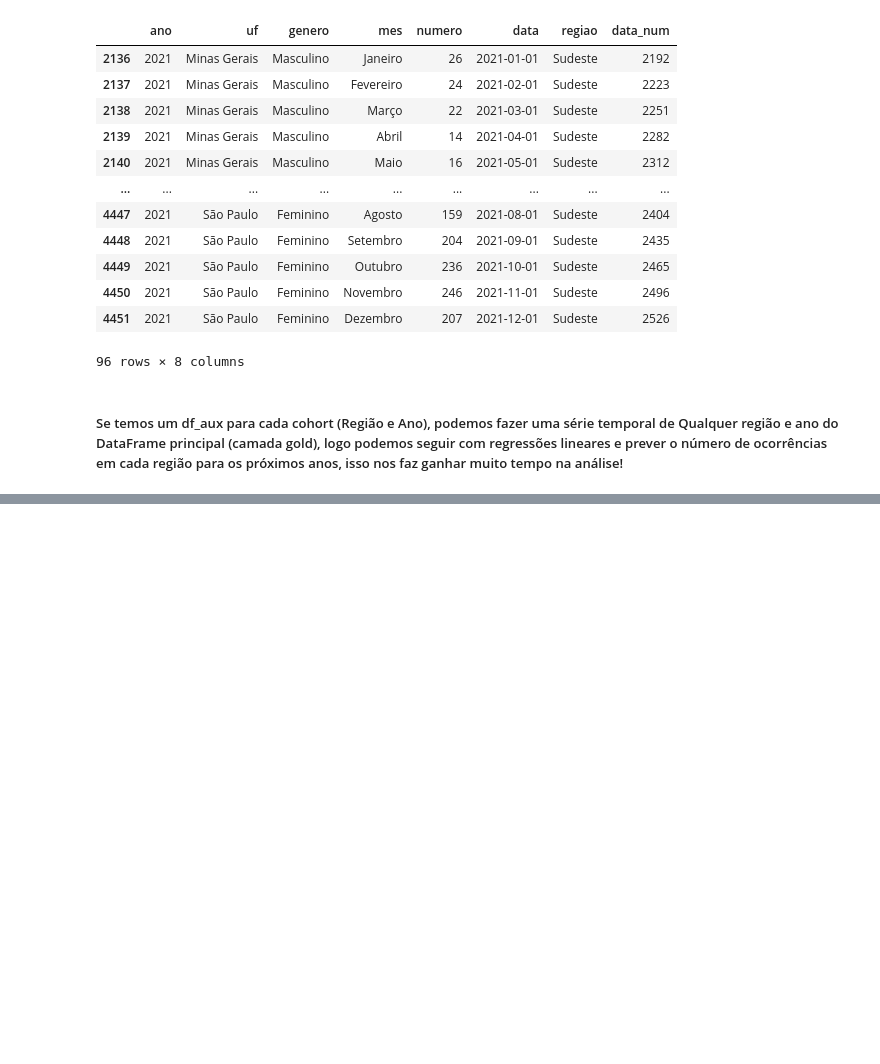
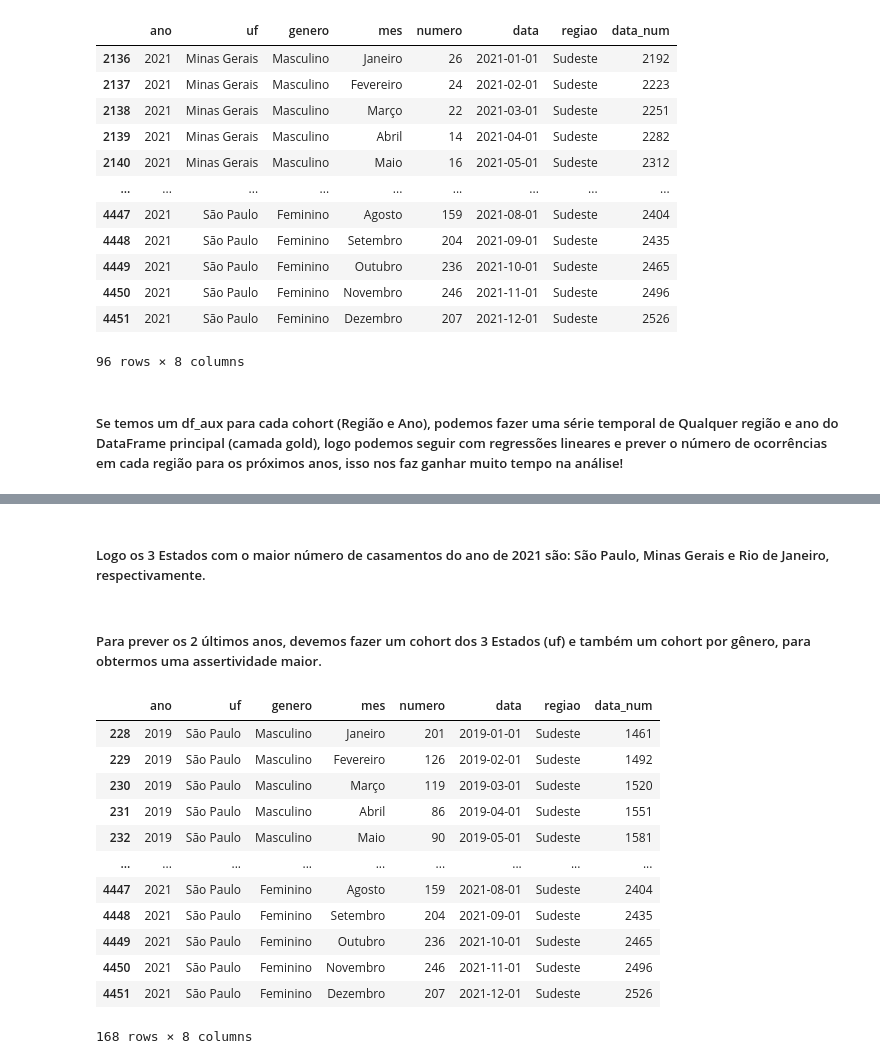
Before and after one commit to gustavo-rocha-barbosa/case-data-science-media-monks-2024, a Jupyter notebook: 2) Case Análise de Dados/main.ipynb, the cells around one changed output, grey strips where cells are left out. Drawn from its saved outputs; the diff is of its cells as text; code cells hidden in the pictures; blank space fills up the shorter version.

```diff
--- a/main.ipynb
+++ b/2) Case Análise de Dados/main.ipynb
@@ -457,0 +483,21 @@ funcao_cohort()
+# %% [markdown]
+##### Logo os 3 Estados com o maior número de casamentos do ano de 2021 são: São Paulo, Minas Gerais e Rio de Janeiro, respectivamente.
+# %% [markdown]
+##### Para prever os 2 últimos anos, devemos fazer um cohort dos 3 Estados (uf) e também um cohort por gênero, para obtermos uma assertividade maior.
+# %%
+df_sp = df[df['uf'] == 'São Paulo']
+df_sp
+# %% [output]
+|  | ano | uf | genero | mes | numero | data | regiao | data_num |
+| 228 | 2019 | São Paulo | Masculino | Janeiro | 201 | 2019-01-01 | Sudeste | 1461 |
+| 229 | 2019 | São Paulo | Masculino | Fevereiro | 126 | 2019-02-01 | Sudeste | 1492 |
+| 230 | 2019 | São Paulo | Masculino | Março | 119 | 2019-03-01 | Sudeste | 1520 |
+| 231 | 2019 | São Paulo | Masculino | Abril | 86 | 2019-04-01 | Sudeste | 1551 |
+| 232 | 2019 | São Paulo | Masculino | Maio | 90 | 2019-05-01 | Sudeste | 1581 |
+| ... | ... | ... | ... | ... | ... | ... | ... | ... |
+| 4447 | 2021 | São Paulo | Feminino | Agosto | 159 | 2021-08-01 | Sudeste | 2404 |
+| 4448 | 2021 | São Paulo | Feminino | Setembro | 204 | 2021-09-01 | Sudeste | 2435 |
+| 4449 | 2021 | São Paulo | Feminino | Outubro | 236 | 2021-10-01 | Sudeste | 2465 |
+| 4450 | 2021 | São Paulo | Feminino | Novembro | 246 | 2021-11-01 | Sudeste | 2496 |
+| 4451 | 2021 | São Paulo | Feminino | Dezembro | 207 | 2021-12-01 | Sudeste | 2526 |
+168 rows × 8 columns
```
Also changed, not shown: parts of 5 cells of this notebook, 25 other files.
